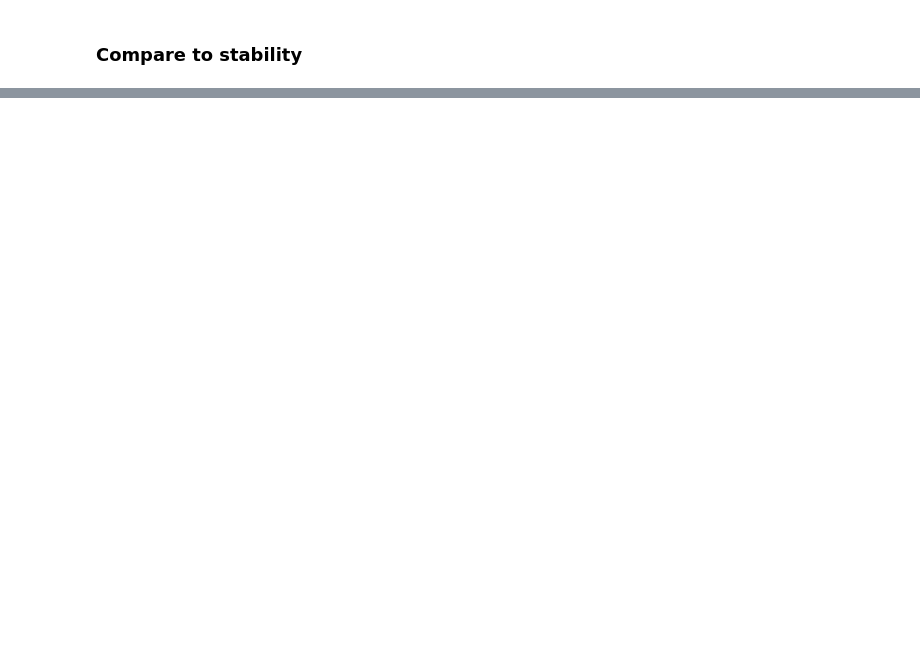
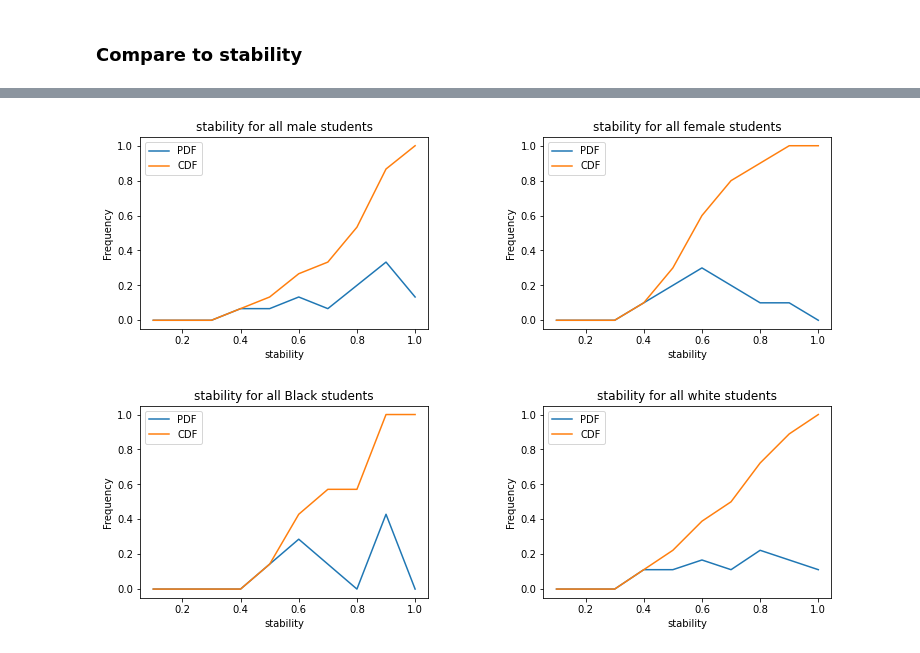
Before and after one commit to lurosenb/Swap_Auditor, a Jupyter notebook: nels_aequitas.ipynb, the cells around one changed output, grey strips where cells are left out. Drawn from its saved outputs; the diff is of its cells as text; code cells hidden in the pictures; blank space fills up the shorter version.

```diff
--- a/nels_aequitas.ipynb
+++ b/nels_aequitas.ipynb
@@ -247,0 +255,20 @@ df
+# %%
+# sex: 1 = M, 2 = F
+# race: 3 = Black, 4 = white
+
+def plot_cdf(df, feature, students, plot_index):
+    y_feature = list(df[feature])
+    y_feature.sort()
+
+    bins = [x/10 for x in range(11)]
+    pdf, bin_edges = np.histogram(y_feature, bins=bins)
+    pdf = pdf/len(y_feature)
+    cdf = np.cumsum(pdf)
+
+    plt.subplot(plot_index)
+    plt.plot(bin_edges[1:], pdf, label='PDF')
+    plt.plot(bin_edges[1:], cdf, label='CDF')
+    plt.xlabel(feature)
+    plt.ylabel('Frequency')
+    plt.title(f'{feature} for {students} students')
+    plt.legend()
@@ -247,0 +291,12 @@ df
+# %%
+# plot stabilities of each subgroup
+plt.figure(figsize=(12, 8))
+
+plot_cdf(df_under.loc[df_under['Sex'] == 1], 'stability', 'all male', 221)
+plot_cdf(df_under.loc[df_under['Sex'] == 2], 'stability', 'all female', 222)
+plot_cdf(df_under.loc[df_under['Race'] == 3], 'stability', 'all Black', 223)
+plot_cdf(df_under.loc[df_under['Race'] == 4], 'stability', 'all white', 224)
+
+plt.subplots_adjust(left=0.1, bottom=0.1, right=0.9, top=0.9, wspace=0.4, hspace=0.4)
+# %% [output]
+[figure, added]
```
Also changed, not shown: parts of 13 cells of this notebook, 3 other files.
